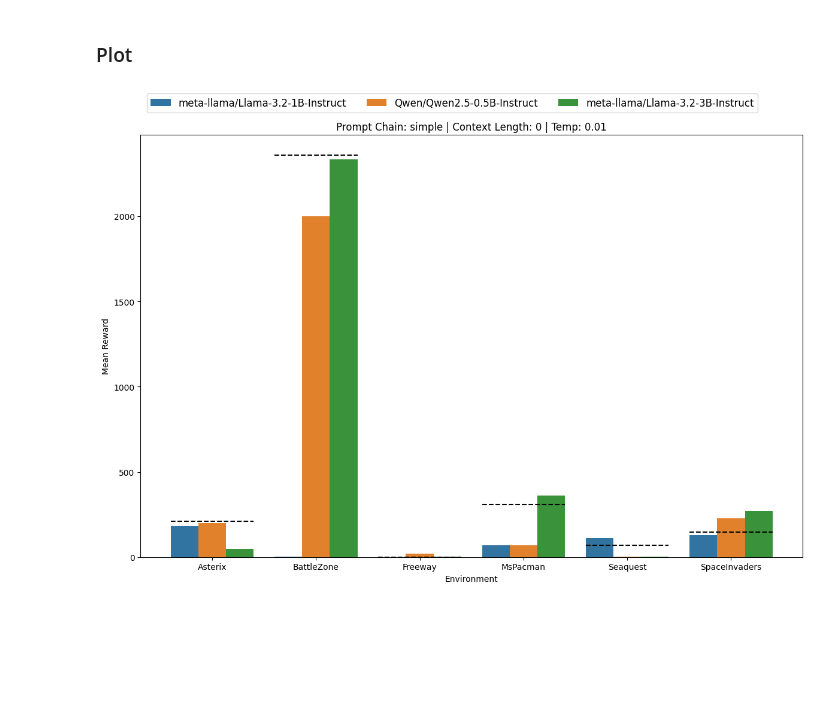
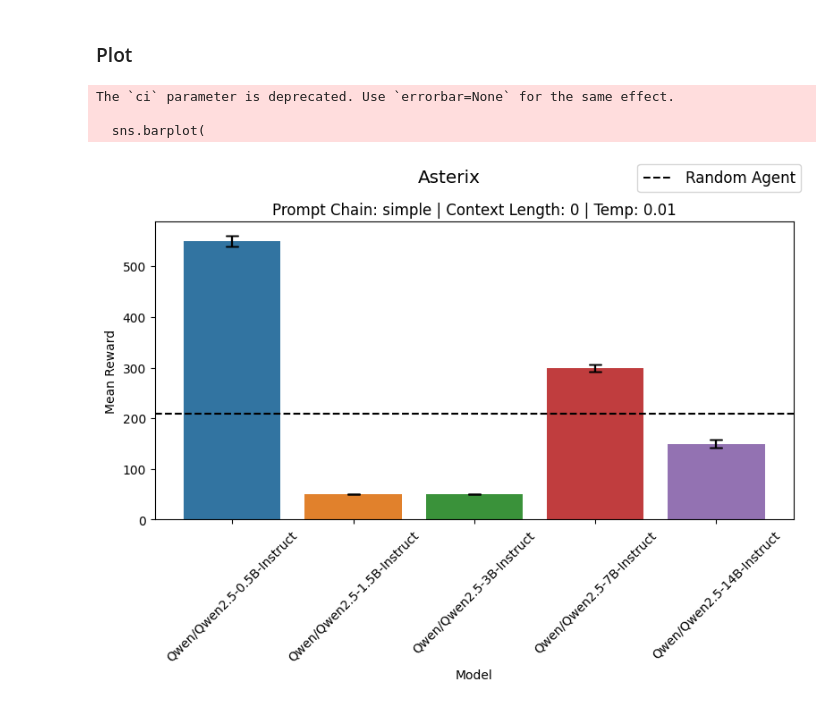
Before and after one commit to roger-creus/ale-nl, a Jupyter notebook: plot/plot_benchmark_results.ipynb, the cells around one changed output. Drawn from its saved outputs; the diff is of its cells as text; code cells hidden in the pictures; blank space fills up the shorter version.

```diff
--- a/plot/plot_benchmark_results.ipynb
+++ b/plot/plot_benchmark_results.ipynb
@@ -7,7 +7,7 @@ import os
 # %% [markdown]
 ### Read Benchmark Data
 # %%
-benchmark_results_path = "../results_old/"
+benchmark_results_path = "../results/"
 data = []
 for root, dirs, files in os.walk(benchmark_results_path):
     for file in files:
@@ -52,61 +52,81 @@ df = df[df["model_name"] != "random"]
 import matplotlib.pyplot as plt
 import seaborn as sns
 import numpy as np
+import pandas as pd
 
 # Define a color palette based on unique model names
 unique_models = df['model_name'].unique()
 palette = dict(zip(unique_models, sns.color_palette("tab10", len(unique_models))))
 
 # Get unique values
 unique_prompt_chains = df['prompt_chain'].unique()
 unique_context_lengths = df['context_length'].unique()
 unique_temperatures = df['temperature'].unique()
 
 # Sort environments by name
 df['env_id'] = pd.Categorical(df['env_id'], categories=sorted(df['env_id'].unique()), ordered=True)
 
 for temp in unique_temperatures:
     df_temp = df[df['temperature'] == temp]
 
     for context_len in unique_context_lengths:
         df_context = df_temp[df_temp['context_length'] == context_len]
 
-        fig, axs = plt.subplots(1, len(unique_prompt_chains), figsize=(12, 8), sharey=True)
+        for env in df['env_id'].cat.categories:
+            df_env = df_context[df_context['env_id'] == env]
 
-        if not isinstance(axs, np.ndarray):
-            axs = [axs]
+            if df_env.empty:
+                continue
 
-        for i, prompt_chain in enumerate(unique_prompt_chains):
-            df_ = df_context[df_context['prompt_chain'] == prompt_chain]
-            df_['mean_reward'] = df_['mean_reward'].replace(0, 1)
+            fig, axs = plt.subplots(1, len(unique_prompt_chains), figsize=(8, 6), sharey=True)
 
-            ax = axs[i]
-            sns.barplot(x='env_id', y='mean_reward', data=df_, hue='model_name', ax=ax, palette=palette)
-            ax.set_title(f"Prompt Chain: {prompt_chain} | Context Length: {context_len} | Temp: {temp}")
-            ax.set_ylabel('Mean Reward')
-            ax.set_xlabel('Environment')
+            if not isinstance(axs, np.ndarray):
+                axs = [axs]
 
-            # Loop over each x-tick (environment) and add a dashed horizontal line for the random agent baseline.
-            xticks = ax.get_xticks()
-            xticklabels = ax.get_xticklabels()
-            for tick, label in zip(xticks, xticklabels):
-                env = label.get_text()
+            for i, prompt_chain in enumerate(unique_prompt_chains):
+                df_ = df_env[df_env['prompt_chain'] == prompt_chain]
+
+                ax = axs[i]
+                sns.barplot(
+                    x='model_name', y='mean_reward', data=df_, hue='model_name',
+                    ax=ax, palette=palette, ci=None
+                )
+
+                # Plot standard deviation error bars
+                for index, row in df_.iterrows():
+                    ax.errorbar(
+                        x=row['model_name'], y=row['mean_reward'], yerr=np.sqrt(row['std_reward']),
+                        fmt='none', ecolor='black', capsize=5
+                    )
+
+                ax.set_title(f"Prompt Chain: {prompt_chain} | Context Length: {context_len} | Temp: {temp}")
+                ax.set_ylabel('Mean Reward')
+                ax.set_xlabel('Model')
+
+                # Rotate x-axis labels 45 degrees
+                ax.tick_params(axis='x', rotation=45)
+
+                # Random agent baseline
                 random_val = human_and_random_scores[(human_and_random_scores['env_id'] == env) & (human_and_random_scores['model_name'] == 'random')]['episode_reward'].values
-                human_val = human_and_random_scores[(human_and_random_scores['env_id'] == env) & (human_and_random_scores['model_name'] == 'human')]['episode_reward'].values
+                if random_val.size > 0:
+                    ax.axhline(y=random_val[0], color='black', linestyle='dashed', label='Random Agent')
 
-                ax.hlines(y=random_val, xmin=tick - 0.4, xmax=tick + 0.4, colors='black', linestyles='dashed')
-                #ax.hlines(y=human_val, xmin=tick - 0.4, xmax=tick + 0.4, colors='black', linestyles='dashdot', label='human')
+                try:
+                    ax.legend_.remove()
+                except Exception:
+                    pass
 
-            try:
-                ax.legend_.remove()
-            except Exception:
-                pass
+            # Create a single shared legend
+            handles, labels = axs[0].get_legend_handles_labels()
+            fig.legend(handles, labels, ncol=len(unique_models) + 2, fontsize='large')
 
-        # Create a single shared legend
-        handles, labels = axs[0].get_legend_handles_labels()
-        fig.legend(handles, labels, loc='upper center', ncol=len(unique_models) + 2, bbox_to_anchor=(0.5, 1.05), fontsize='large')
+            # Add title as the env
+            fig.suptitle(f"{env}", fontsize='x-large')
 
-        plt.tight_layout()
-        plt.show()
+            plt.tight_layout()
+            plt.show()
 # %% [output]
+The `ci` parameter is deprecated. Use `errorbar=None` for the same effect.
+
+  sns.barplot(
-[figure, old version]
+[figure, new version]
```
Also changed, not shown: parts of 2 cells of this notebook, 8 other files.
